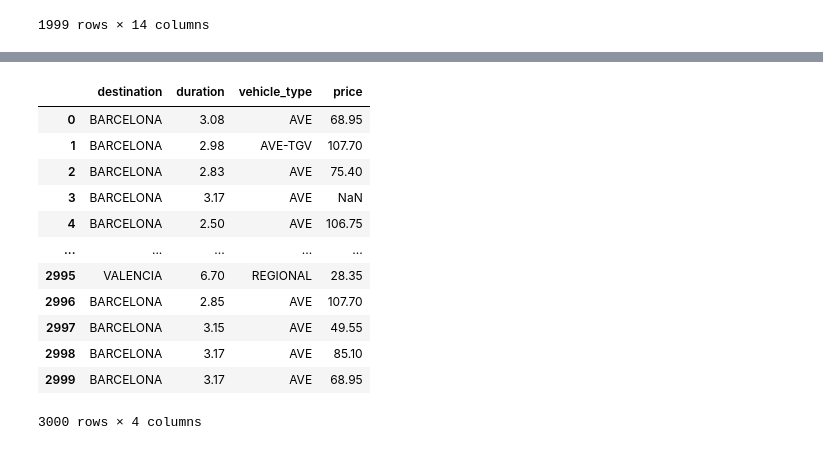
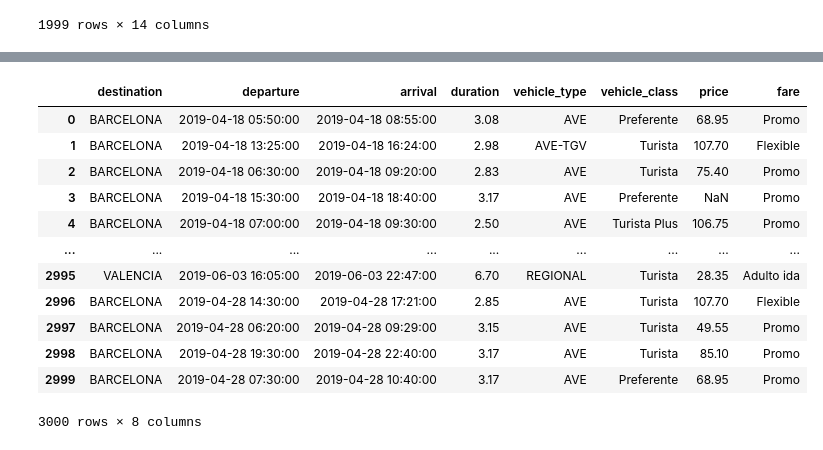
Before and after one commit to w-dan/academy_2023, a Jupyter notebook: Practica1_sample.ipynb, the cells around one changed output, grey strips where cells are left out. Cells and saved outputs as stored; diff of their text form; code cells hidden in the pictures.

```diff
--- a/Practica1_sample.ipynb
+++ b/Practica1_sample.ipynb
@@ -42,21 +53,22 @@ test_df
 # %%
+# ignoremos esto de momento, es de cara a subir un resultado a kaggle
 submission = test_df[['id']].copy()
 
-train_df = train_df.drop(['id', 'company', 'seats', 'meta', 'origin', 'insert_date', 'departure', 'arrival', 'vehicle_class', 'fare'], axis=1)
-test_df = test_df.drop(['id', 'company', 'seats', 'meta', 'origin', 'insert_date', 'departure', 'arrival', 'vehicle_class', 'fare'], axis=1)
+train_df = train_df.drop(['id', 'company', 'seats', 'meta', 'origin', 'insert_date'], axis=1)
+test_df = test_df.drop(['id', 'company', 'seats', 'meta', 'origin', 'insert_date'], axis=1)
 
 train_df
 # %% [output]
-|  | destination | duration | vehicle_type | price |
-| 0 | BARCELONA | 3.08 | AVE | 68.95 |
-| 1 | BARCELONA | 2.98 | AVE-TGV | 107.70 |
-| 2 | BARCELONA | 2.83 | AVE | 75.40 |
-| 3 | BARCELONA | 3.17 | AVE | NaN |
-| 4 | BARCELONA | 2.50 | AVE | 106.75 |
-| ... | ... | ... | ... | ... |
-| 2995 | VALENCIA | 6.70 | REGIONAL | 28.35 |
-| 2996 | BARCELONA | 2.85 | AVE | 107.70 |
-| 2997 | BARCELONA | 3.15 | AVE | 49.55 |
-| 2998 | BARCELONA | 3.17 | AVE | 85.10 |
-| 2999 | BARCELONA | 3.17 | AVE | 68.95 |
+|  | destination | departure | arrival | duration | vehicle_type | vehicle_class | price | fare |
+| 0 | BARCELONA | 2019-04-18 05:50:00 | 2019-04-18 08:55:00 | 3.08 | AVE | Preferente | 68.95 | Promo |
+| 1 | BARCELONA | 2019-04-18 13:25:00 | 2019-04-18 16:24:00 | 2.98 | AVE-TGV | Turista | 107.70 | Flexible |
+| 2 | BARCELONA | 2019-04-18 06:30:00 | 2019-04-18 09:20:00 | 2.83 | AVE | Turista | 75.40 | Promo |
+| 3 | BARCELONA | 2019-04-18 15:30:00 | 2019-04-18 18:40:00 | 3.17 | AVE | Preferente | NaN | Promo |
+| 4 | BARCELONA | 2019-04-18 07:00:00 | 2019-04-18 09:30:00 | 2.50 | AVE | Turista Plus | 106.75 | Promo |
+| ... | ... | ... | ... | ... | ... | ... | ... | ... |
+| 2995 | VALENCIA | 2019-06-03 16:05:00 | 2019-06-03 22:47:00 | 6.70 | REGIONAL | Turista | 28.35 | Adulto ida |
+| 2996 | BARCELONA | 2019-04-28 14:30:00 | 2019-04-28 17:21:00 | 2.85 | AVE | Turista | 107.70 | Flexible |
+| 2997 | BARCELONA | 2019-04-28 06:20:00 | 2019-04-28 09:29:00 | 3.15 | AVE | Turista | 49.55 | Promo |
+| 2998 | BARCELONA | 2019-04-28 19:30:00 | 2019-04-28 22:40:00 | 3.17 | AVE | Turista | 85.10 | Promo |
+| 2999 | BARCELONA | 2019-04-28 07:30:00 | 2019-04-28 10:40:00 | 3.17 | AVE | Preferente | 68.95 | Promo |
-3000 rows × 4 columns
+3000 rows × 8 columns
```
Also changed, not shown: parts of 20 cells of this notebook.
